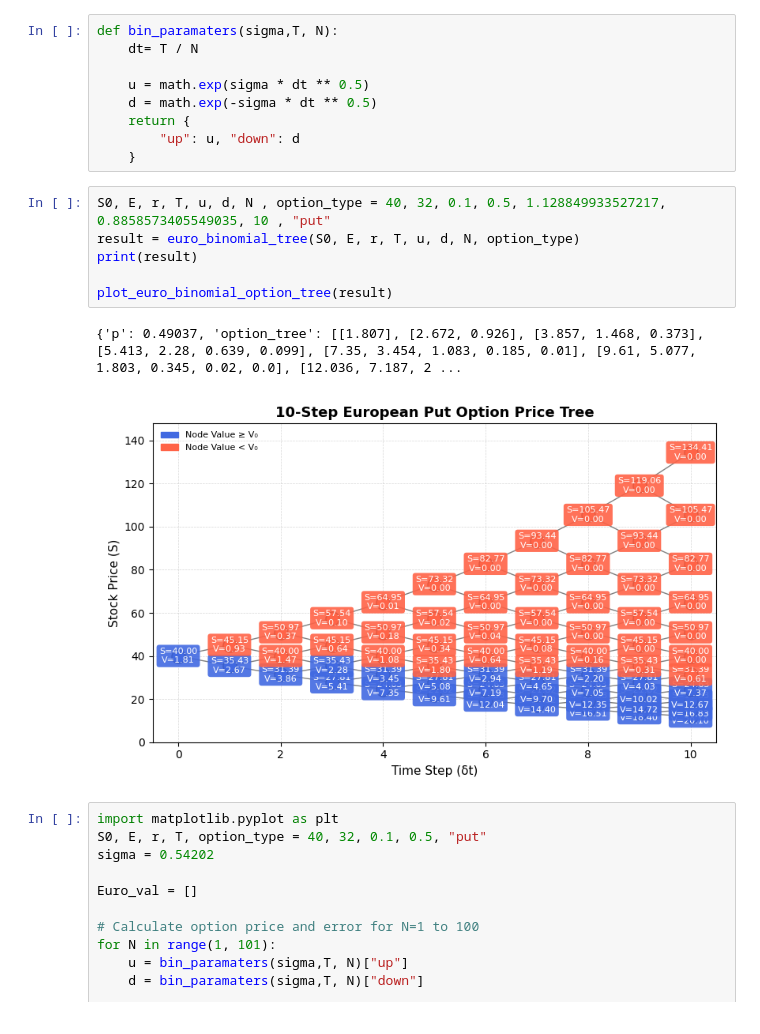
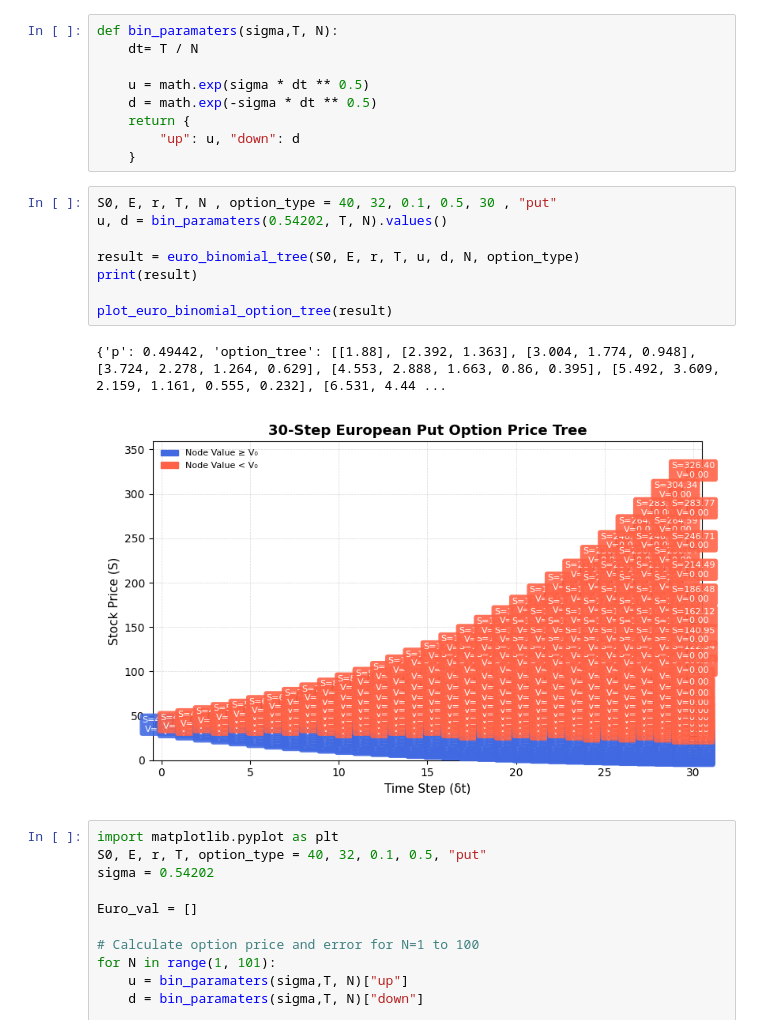
Before and after one commit to heavy-t/MMATH_Project, a Jupyter notebook: Euro Binomial Tree.ipynb, the cells around one changed output. Cells and saved outputs as stored; diff of their text form.

```diff
--- a/Euro Binomial Tree.ipynb
+++ b/Euro Binomial Tree.ipynb
@@ -260,14 +260,16 @@ def bin_paramaters(sigma,T, N):
         "up": u, "down": d
     }
 # %%
-S0, E, r, T, u, d, N , option_type = 40, 32, 0.1, 0.5, 1.128849933527217, 0.8858573405549035, 10 , "put"
+S0, E, r, T, N , option_type = 40, 32, 0.1, 0.5, 30 , "put"
+u, d = bin_paramaters(0.54202, T, N).values()
+
 result = euro_binomial_tree(S0, E, r, T, u, d, N, option_type)
 print(result)
 
 plot_euro_binomial_option_tree(result)
 # %% [output]
-{'p': 0.49037, 'option_tree': [[1.807], [2.672, 0.926], [3.857, 1.468, 0.373], [5.413, 2.28, 0.639, 0.099], [7.35, 3.454, 1.083, 0.185, 0.01], [9.61, 5.077, 1.803, 0.345, 0.02, 0.0], [12.036, 7.187, 2 ...
+{'p': 0.49442, 'option_tree': [[1.88], [2.392, 1.363], [3.004, 1.774, 0.948], [3.724, 2.278, 1.264, 0.629], [4.553, 2.888, 1.663, 0.86, 0.395], [5.492, 3.609, 2.159, 1.161, 0.555, 0.232], [6.531, 4.44 ...
-[figure, old version]
+[figure, new version]
 # %%
 import matplotlib.pyplot as plt
 S0, E, r, T, option_type = 40, 32, 0.1, 0.5, "put"
```
Also changed, not shown: parts of 1 cell of this notebook, 1 other file.
